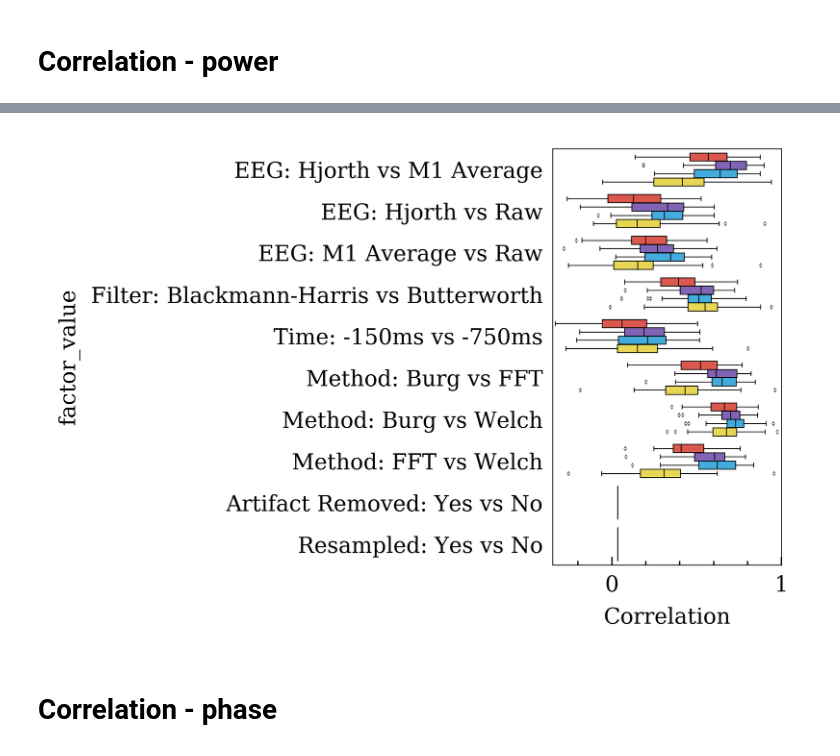
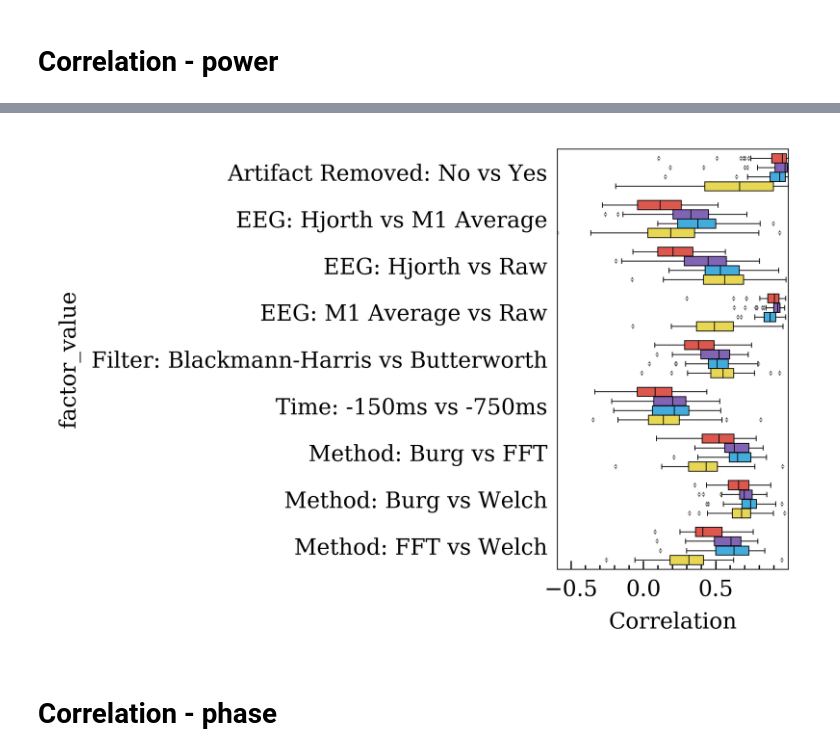
Before and after one commit to alamkanak/EEG-Correlation, a Jupyter notebook: 168-d2-plot.ipynb, the cells around one changed output, grey strips where cells are left out. Saved outputs shown, nothing was run; the diff lists cells and outputs as text; code cells hidden in the pictures.

Commit message:
Process dataset3

```diff
--- a/168-d2-plot.ipynb
+++ b/168-d2-plot.ipynb
@@ -163,7 +168,7 @@ Performing Time = -750ms for constant Method, shape = (138, 12)
 # %%
 df_power2 = df_power[df_power['sub'] == df_power['sub'].unique()[10]]
 with plt.style.context(['science-raquib2']):
-    f, axs = plt.subplots(2,2,figsize=(6, 6))
+    f, axs = plt.subplots(3,2,figsize=(6, 6))
     # f, axs = plt.subplots(2,3,figsize=(13, 8))
     i = 0
     j = 0
@@ -260,7 +261,7 @@ df_phase2 = df_phase[df_phase['sub'] == df_phase['sub'].unique()[10]]
 
 with plt.style.context(['science-raquib']):
     colors = ['#EF5350', '#43A047', '#039BE5']
-    f, axs = plt.subplots(2, 4, figsize=(7,3.5))
+    f, axs = plt.subplots(3, 4, figsize=(7,3.5))
     i = 0
     j = 0
     color_ind = 0
@@ -330,6 +335,9 @@ for sub in tqdm(df_power['sub'].unique()):
             for value_pair in combs:
                 data1 = df3[df3[key] == value_pair[0]]['Power'].values
                 data2 = df3[df3[key] == value_pair[1]]['Power'].values
+                mn = min(len(data1), len(data2))
+                data1 = data1[0:mn]
+                data2 = data2[0:mn]
                 corr, _ = pearsonr(data1, data2)
                 # print('sub: {}, band: {}, factor: {}, shape: [{}, {}]'.format(sub, band, key, data1.shape[0], data2.shape[0]))
                 df_corr.append({
@@ -340,18 +348,6 @@ for sub in tqdm(df_power['sub'].unique()):
                     'value_2': value_pair[1],
                     'Correlation': corr
                 })
-# %%
-# Add dummy corr values for missing columns that are present in other datasets
-for factor in ['Artifact Removed', 'Resampled']:
-    for band in df_power['Band'].unique():
-        df_corr.append({
-            'subject': sub,
-            'band': band,
-            'factor': factor,
-            'value_1': 'Yes',
-            'value_2': 'No',
-            'Correlation': corr
-        })
 # %%
 df_corr = pd.DataFrame(df_corr)
 df_corr['factor_value'] = df_corr.apply(lambda x: '{}: {} vs {}'.format(x['factor'], x['value_1'], x['value_2']), axis=1)
@@ -368,19 +364,19 @@ xlim = [-0.35, 1]
 # %%
 with plt.style.context(['science-raquib']):
     colors = ['#f44336', '#7e57c2', '#29b6f6', '#ffeb3b']
     fig, ax = plt.subplots(figsize=(1.5,2.8))
     g = sns.boxplot(y='factor_value', x='Correlation', hue='band', data=df_corr, orient='h', ax=ax, fliersize=0.05, linewidth=0.3, palette=[mcolors.to_rgba(c) for c in colors])
     ax.tick_params(axis='y', which='both', length=0)
-    ax.set_xlim(xlim)
+#     ax.set_xlim(xlim)
     ax.get_legend().remove()
     plt.setp(ax.lines, color='k')
     for pos in ['top','bottom','left','right']:
         ax.spines[pos].set_linewidth(0.3)
     for i, box in enumerate(g.artists):
         box.set_edgecolor('black')
     ax.xaxis.set_ticks_position('bottom')
 # %% [output]
-[figure, old version]
+[figure, new version]
 # %% [markdown]
 # Correlation - phase
 # %%
```
Also changed, not shown: parts of 12 cells of this notebook, 2 other files.
